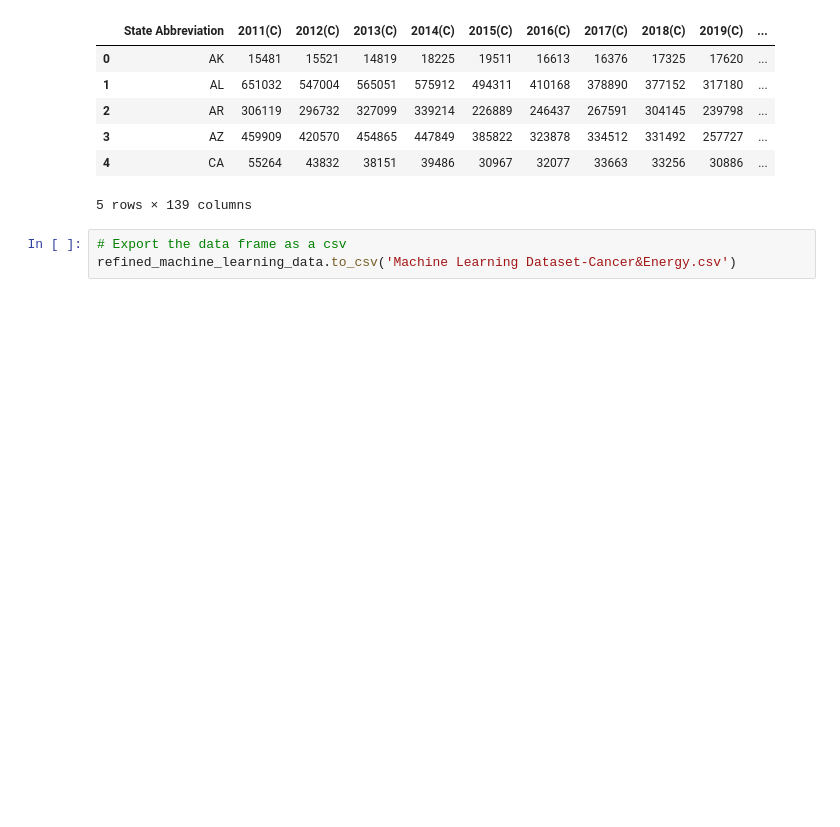
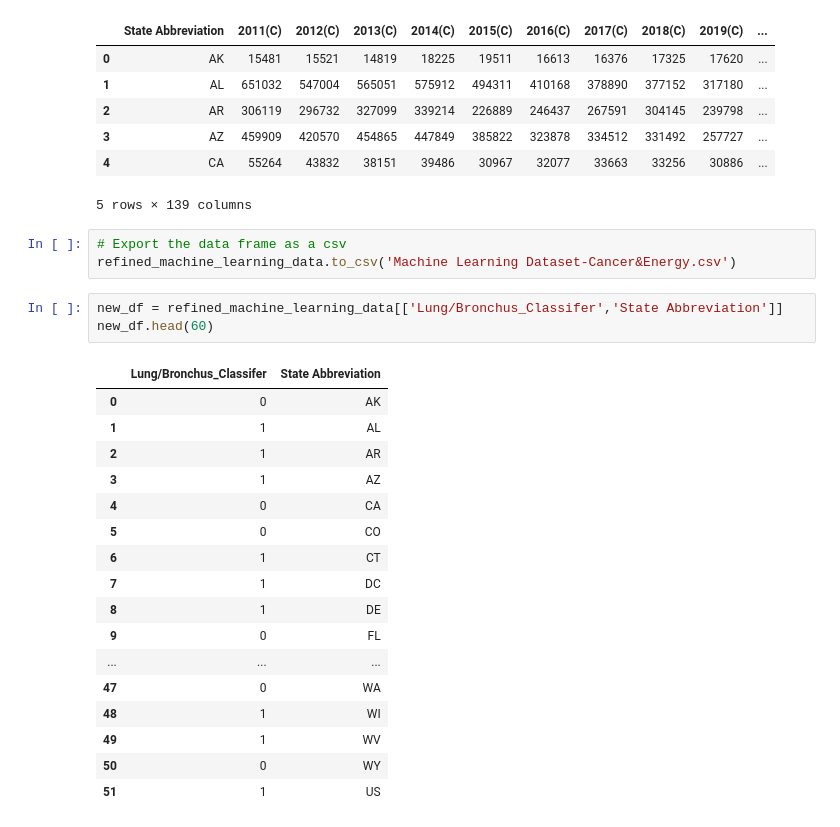
Before and after one commit to fraserclaire/Group3_Project4, a Jupyter notebook: Artien/State Cancer + 2021 Averages.ipynb, the cells around one changed output. Drawn from its saved outputs; the diff is of its cells as text; blank space fills up the shorter version.

```diff
--- a/Artien/State Cancer + 2021 Averages.ipynb
+++ b/Artien/State Cancer + 2021 Averages.ipynb
@@ -512,3 +512,24 @@ refined_machine_learning_data.head()
 # %%
 # Export the data frame as a csv
 refined_machine_learning_data.to_csv('Machine Learning Dataset-Cancer&Energy.csv')
+# %%
+new_df = refined_machine_learning_data[['Lung/Bronchus_Classifer','State Abbreviation']]
+new_df.head(60)
+# %% [output]
+|  | Lung/Bronchus_Classifer | State Abbreviation |
+| 0 | 0 | AK |
+| 1 | 1 | AL |
+| 2 | 1 | AR |
+| 3 | 1 | AZ |
+| 4 | 0 | CA |
+| 5 | 0 | CO |
+| 6 | 1 | CT |
+| 7 | 1 | DC |
+| 8 | 1 | DE |
+| 9 | 0 | FL |
+| ... | ... | ... |
+| 47 | 0 | WA |
+| 48 | 1 | WI |
+| 49 | 1 | WV |
+| 50 | 0 | WY |
+| 51 | 1 | US |
```
Also changed, not shown: parts of 4 cells of this notebook.
